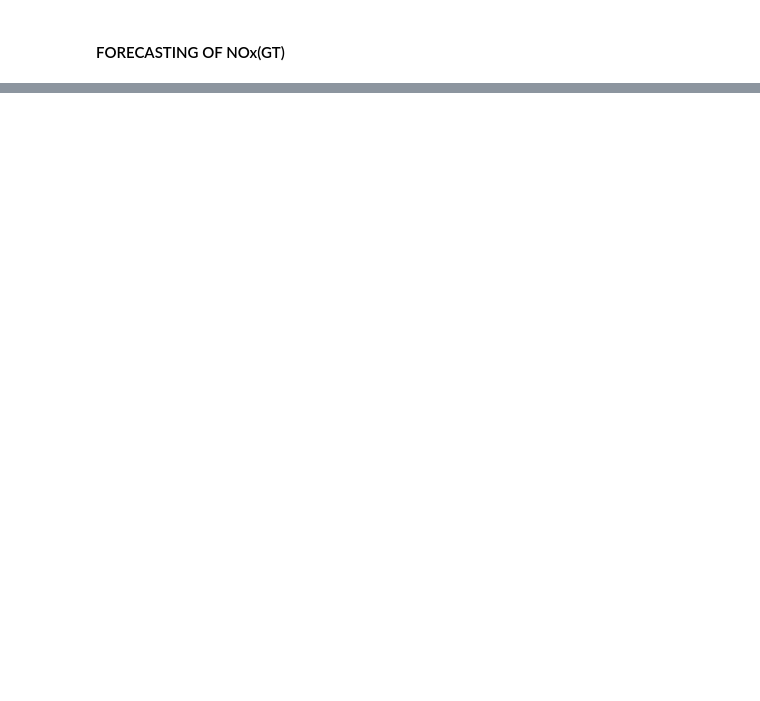
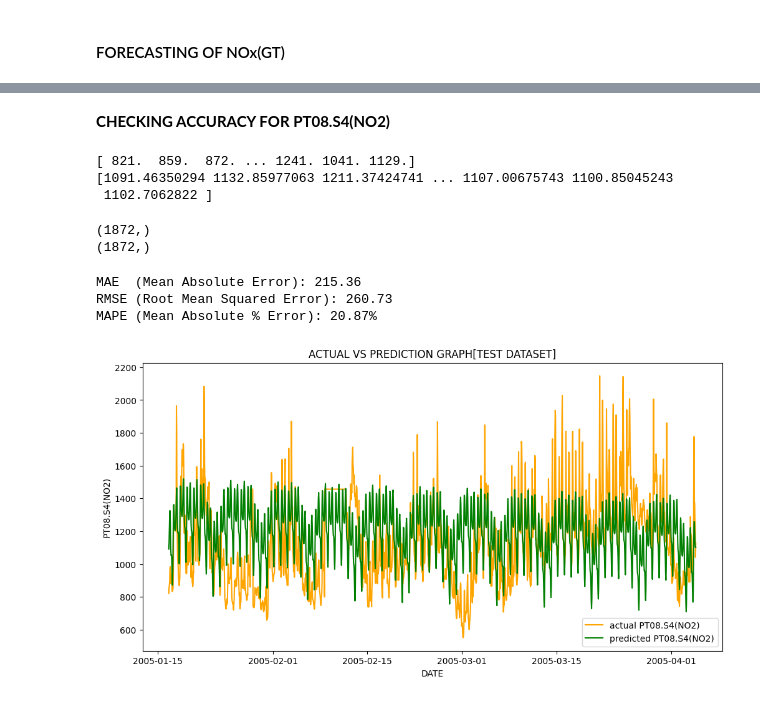
Before and after one commit to dwivediprashant/AIR_QUALITY_INDEX_PROJECT, a Jupyter notebook: airQualityIndex.ipynb, the cells around one changed output, grey strips where cells are left out. Saved outputs shown, nothing was run; the diff lists cells and outputs as text; code cells hidden in the pictures; blank space fills up the shorter version.

```diff
--- a/airQualityIndex.ipynb
+++ b/airQualityIndex.ipynb
@@ -1503,0 +1561,4 @@ forecast[['ds','yhat','yhat_lower','yhat_upper']].tail(20)
+# %%
+from prophet import Prophet
+model=Prophet()
+model.fit(train)
@@ -1503,0 +1569,5 @@ forecast[['ds','yhat','yhat_lower','yhat_upper']].tail(20)
+# %%
+future=model.make_future_dataframe(periods=len(test),freq='h')
+forecast=model.predict(future)
+pred=forecast[['ds','yhat']].set_index('ds').loc[test['ds']]
+print(pred.tail())
@@ -1503,0 +1582,2 @@ forecast[['ds','yhat','yhat_lower','yhat_upper']].tail(20)
+# %% [markdown]
+**CHECKING ACCURACY FOR PT08.S4(NO2)**
@@ -1503,0 +1588,37 @@ forecast[['ds','yhat','yhat_lower','yhat_upper']].tail(20)
+# %%
+print(y_actual)
+print(y_predict)
+# %% [output]
+[ 821.  859.  872. ... 1241. 1041. 1129.]
+[1091.46350294 1132.85977063 1211.37424741 ... 1107.00675743 1100.85045243
+ 1102.7062822 ]
+# %%
+print(y_actual.shape)
+print(y_predict.shape)
+# %% [output]
+(1872,)
+(1872,)
+# %%
+# Metrics
+mae = mean_absolute_error(y_actual, y_predict)   # Avg error in same units
+rmse = np.sqrt(mean_squared_error(y_actual, y_predict))  # Penalizes large errors
+mape = np.mean(np.abs((y_actual - y_predict) / y_actual)) * 100  # % error
+
+print(f"MAE  (Mean Absolute Error): {mae:.2f}")
+print(f"RMSE (Root Mean Squared Error): {rmse:.2f}")
+print(f"MAPE (Mean Absolute % Error): {mape:.2f}%")
+# %% [output]
+MAE  (Mean Absolute Error): 215.36
+RMSE (Root Mean Squared Error): 260.73
+MAPE (Mean Absolute % Error): 20.87%
+# %%
+plt.figure(figsize=(12,6))
+plt.title("ACTUAL VS PREDICTION GRAPH[TEST DATASET]")
+plt.plot(test['ds'],test['y'],label="actual PT08.S4(NO2)",color="orange")
+plt.plot(test['ds'],pred['yhat'],label="predicted PT08.S4(NO2)",color="green")
+plt.xlabel("DATE")
+plt.ylabel("PT08.S4(NO2)")
+plt.legend()
+plt.show()
+# %% [output]
+[figure, added]
```
Also changed, not shown: parts of 31 cells of this notebook.
